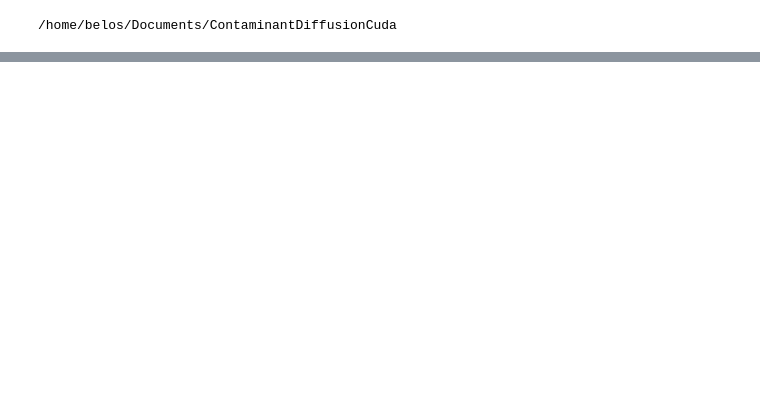
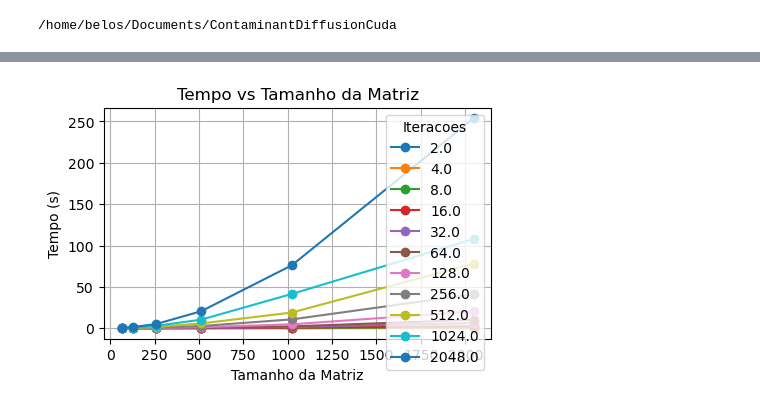
Before and after one commit to gbeloso/ContaminantDiffusionCuda, a Jupyter notebook: docs/analise_de_corretude_cuda.ipynb, the cells around one changed output, grey strips where cells are left out. Cells and saved outputs as stored; diff of their text form; code cells hidden in the pictures; blank space fills up the shorter version.

```diff
--- a/docs/analise_de_corretude_cuda.ipynb
+++ b/docs/analise_de_corretude_cuda.ipynb
@@ -29,0 +82,11 @@ O sequencial e o cuda deram o mesmo resultado
+# %%
+df_pivot = time_sequencial.pivot(index='Matriz', columns='Iteracoes', values='Tempo')
+# Plotar o gráfico
+df_pivot.plot(kind='line', marker='o', figsize=(5, 3), title="Tempo vs Tamanho da Matriz")
+plt.xlabel("Tamanho da Matriz")  # Rótulo do eixo x
+plt.ylabel("Tempo (s)")  # Rótulo do eixo y
+plt.grid(True)  # Adicionar grade para melhor visualização
+plt.legend(title="Iteracoes")  # Adicionar legenda
+plt.show()
+# %% [output]
+[figure, added]
```
Also changed, not shown: parts of 10 cells of this notebook.
